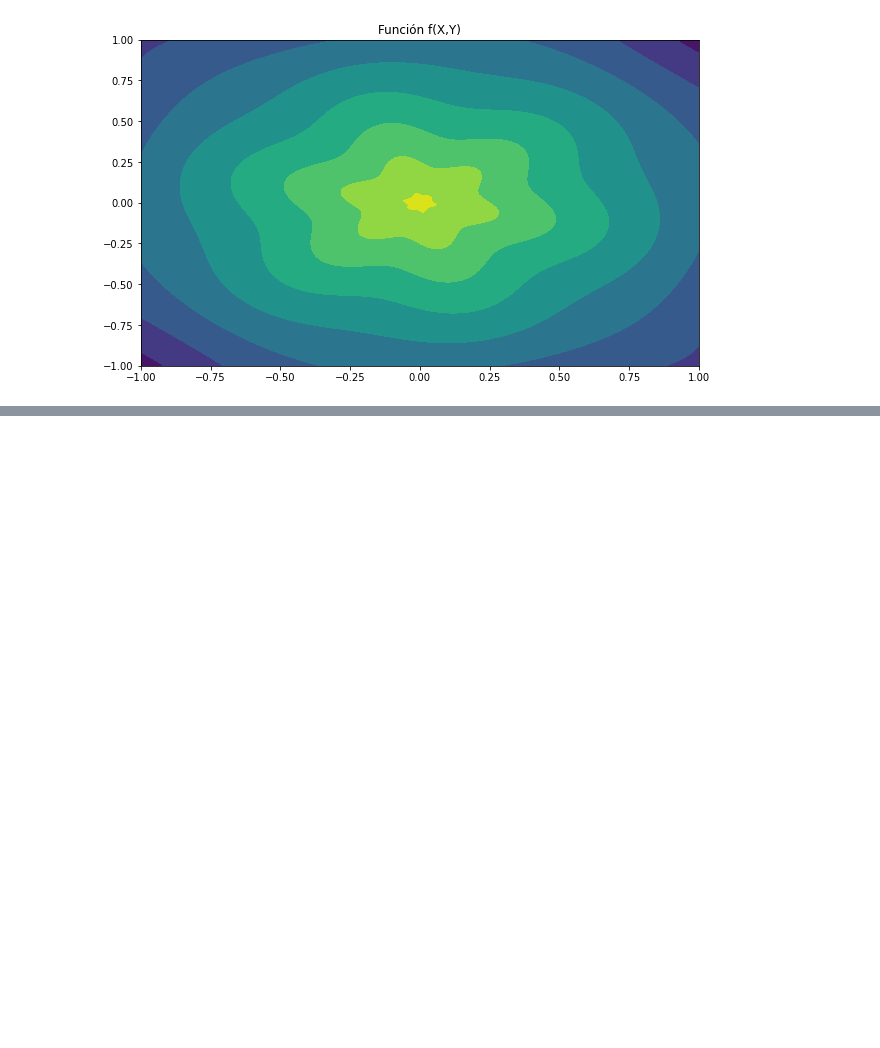
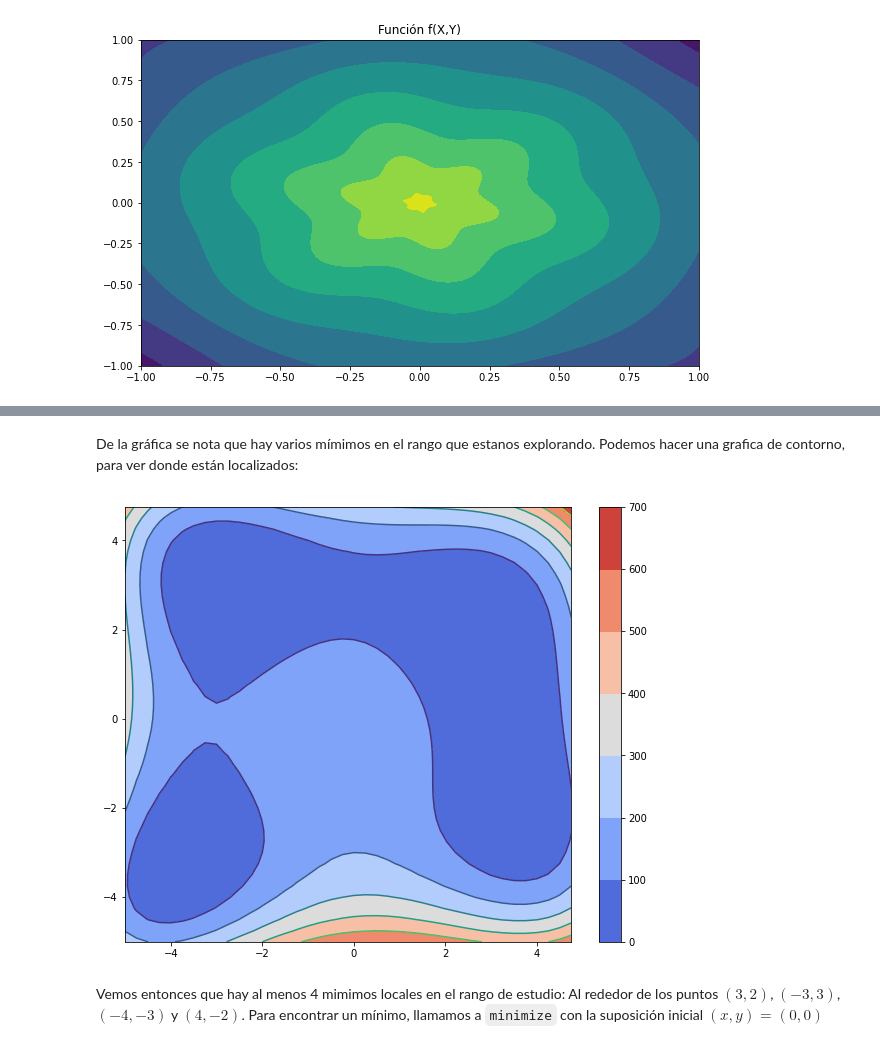
Before and after one commit to casfisica/Fisica_Computacional-1_2021-I, a Jupyter notebook: 5-Scipy2.ipynb, the cells around one changed output, grey strips where cells are left out. Saved outputs shown, nothing was run; the diff lists cells and outputs as text; code cells hidden in the pictures; blank space fills up the shorter version.

```diff
--- a/5-Scipy2.ipynb
+++ b/5-Scipy2.ipynb
@@ -201,0 +269,19 @@ NameError: name 'casca' is not defined
+# %% [markdown]
+De la gráfica se nota que hay varios mímimos en el rango que estanos explorando. Podemos hacer una grafica de contorno, para ver donde están localizados:
+# %%
+#Importo los módulos necesarios
+import matplotlib.pyplot as plt
+import numpy as np
+
+#Creo la figura y el axis
+fig, ax = plt.subplots(figsize=(10,8))
+
+ax.contour(X, Y, Z)
+sup = ax.contourf(X, Y, Z,cmap=cm.coolwarm)
+# Pongo la barra de colores que indica los valores.
+fig.colorbar(sup, shrink=1, aspect=20)
+plt.show()
+# %% [output]
+[figure, added]
+# %% [markdown]
+Vemos entonces que hay al menos 4 mimimos locales en el rango de estudio: Al rededor de los puntos $(3, 2)$, $(−3, 3)$, $(−4, −3)$ y $(4, −2)$. Para encontrar un mínimo, llamamos a `minimize` con la suposición inicial $(x, y) = (0, 0)$
```
Also changed, not shown: parts of 37 cells of this notebook.
